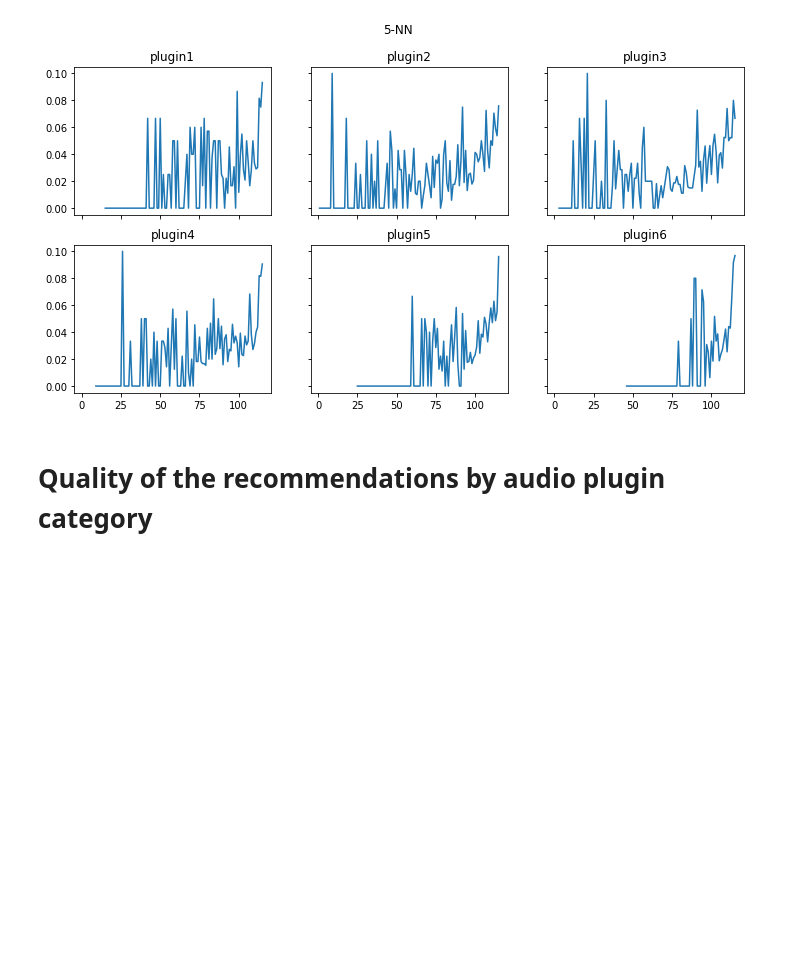
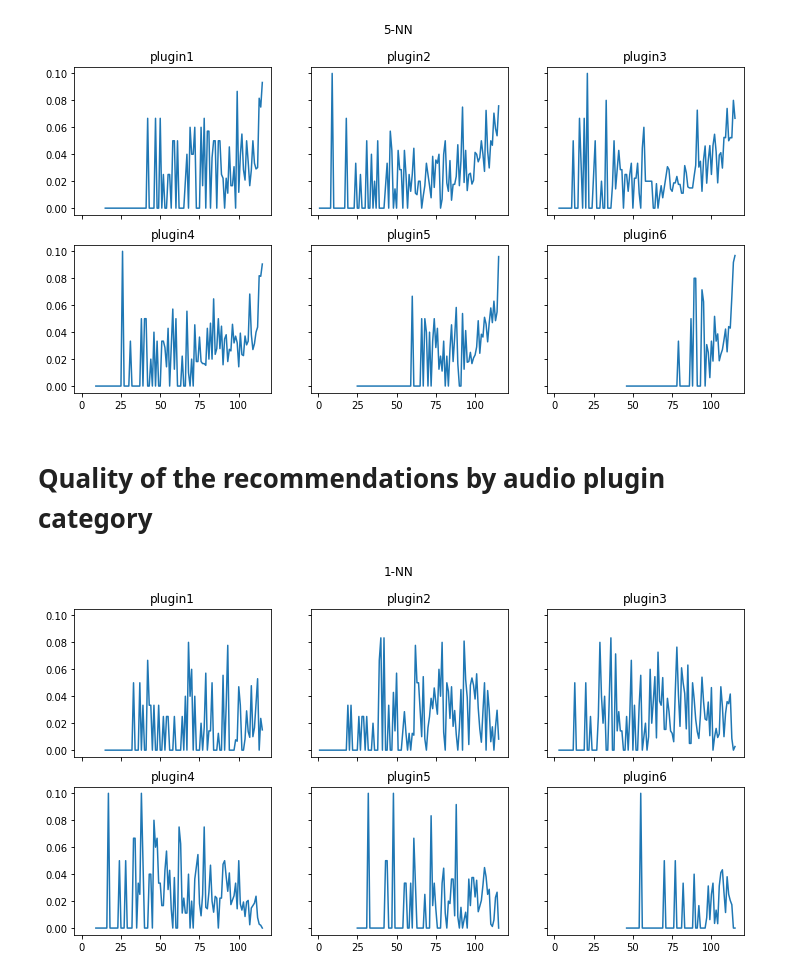
Before and after one commit to SrMouraSilva/RBM, a Jupyter notebook: experiments/notebooks/knn.ipynb, the cells around one changed output. Saved outputs shown, nothing was run; the diff lists cells and outputs as text; code cells hidden in the pictures; blank space fills up the shorter version.

```diff
--- a/experiments/notebooks/knn.ipynb
+++ b/experiments/notebooks/knn.ipynb
@@ -223,3 +285,7 @@ individual_accuracy(total, hits_kfolds_k5_mean, '5-NN')
 [figure]
 # %% [markdown]
 # Quality of the recommendations by audio plugin category
+# %%
+individual_accuracy(total, hits_kfolds_k1_category_mean, '1-NN')
+# %% [output]
+[figure, added]
```
Also changed, not shown: parts of 11 cells of this notebook, 1 other file.
